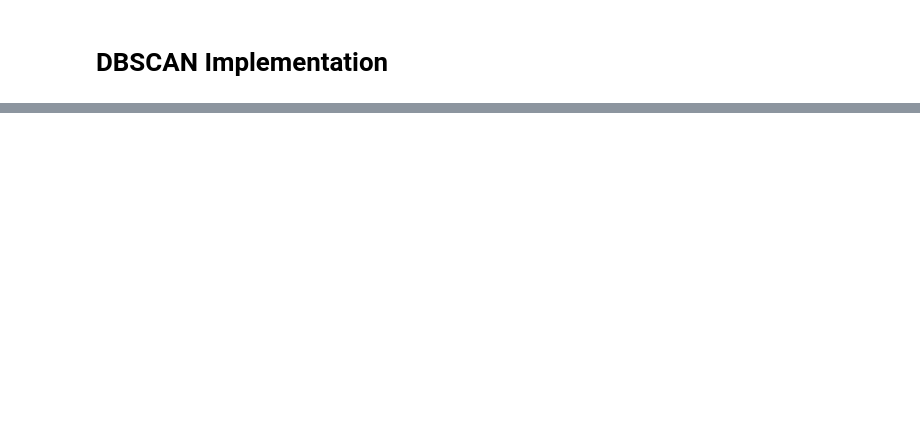
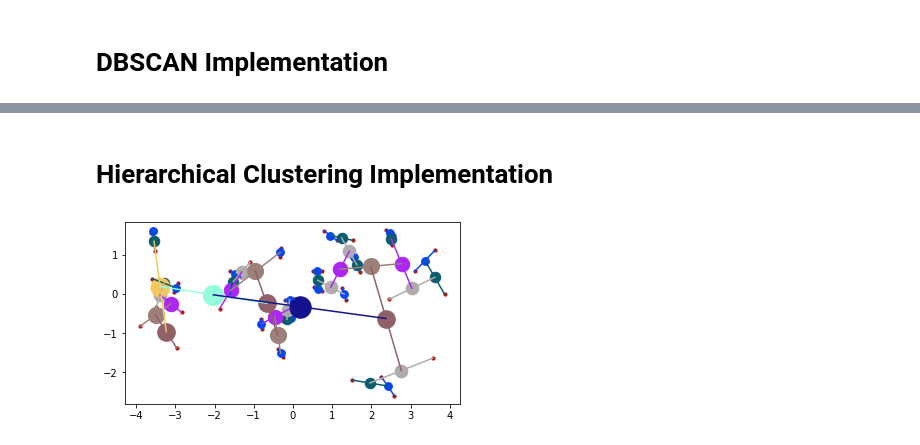
Before and after one commit to physics271/Clustering, a Jupyter notebook: Luca N Clustering.ipynb, the cells around one changed output, grey strips where cells are left out. Drawn from its saved outputs; the diff is of its cells as text; code cells hidden in the pictures; blank space fills up the shorter version.

```diff
--- a/Luca N Clustering.ipynb
+++ b/Luca N Clustering.ipynb
@@ -278,0 +280,5 @@ DBSCAN_cluster.plot_groups(circles=True)
+# %% [markdown]
+# Hierarchical Clustering Implementation
+# %%
+#Make a smaller data set here because otherwise the hierarchical clustering is really slow and not nice to look at
+unclassified_points=[[r.uniform(-4, 4), r.triangular(-4, 0, 4)] for i in range(50)]
@@ -278,0 +452,6 @@ DBSCAN_cluster.plot_groups(circles=True)
+# %%
+HClustering_cluster=HClustering(unclassified_points)
+# %%
+HClustering_cluster.plot_tree(lines=True)
+# %% [output]
+[figure, added]
```
Also changed, not shown: parts of 7 cells of this notebook.
